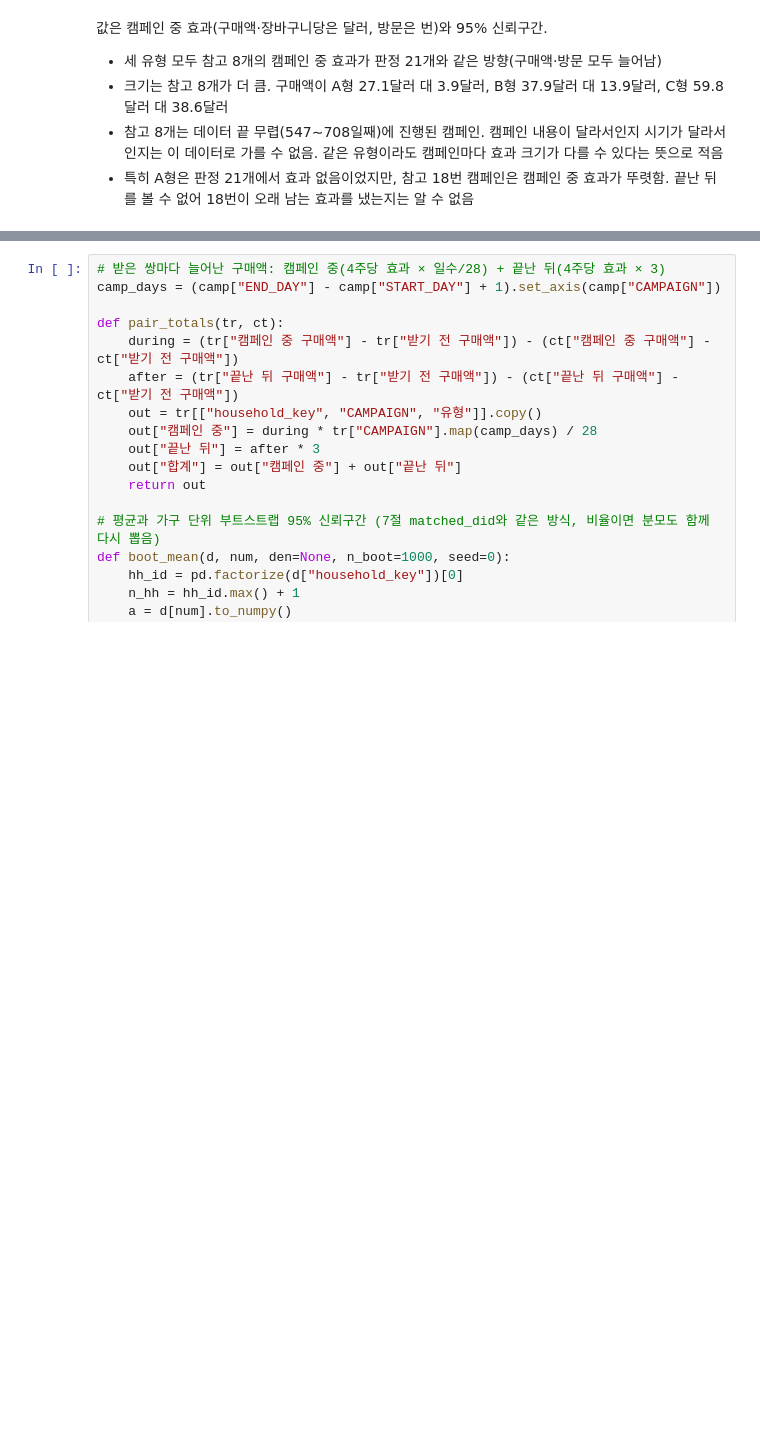
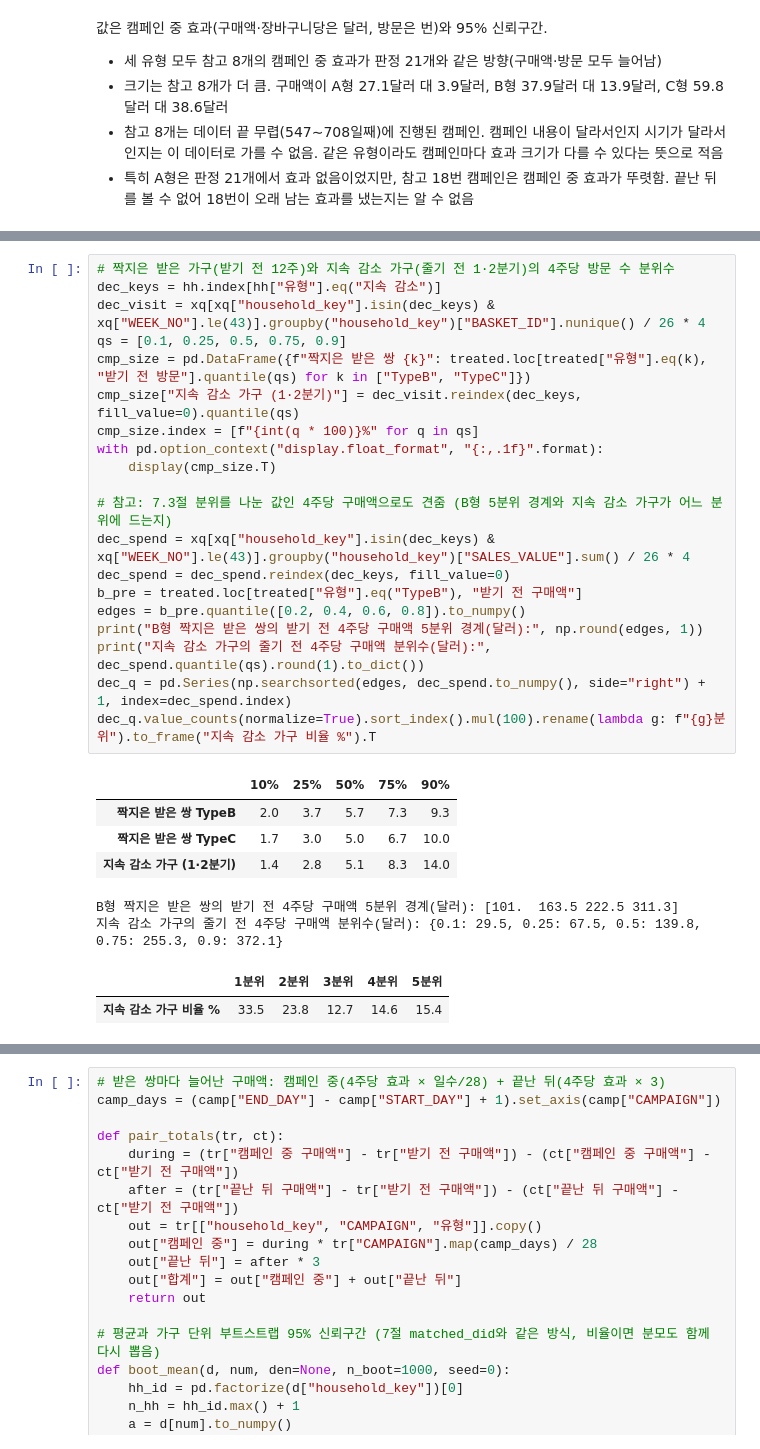
Before and after one commit to yeoldul123/my_portfolio-main, a Jupyter notebook: 02_[CRM_추세검정&매칭]_식료품_마트_이탈_방지_CRM_타기팅_분석/02_캠페인_효과.ipynb, the cells around one changed output, grey strips where cells are left out. Cells and saved outputs as stored; diff of their text form; blank space fills up the shorter version.

```diff
--- a/02_[CRM_SQL&군집]_식료품_마트_이탈_방지_CRM_타기팅_분석/02_캠페인_효과.ipynb
+++ b/02_[CRM_추세검정&매칭]_식료품_마트_이탈_방지_CRM_타기팅_분석/02_캠페인_효과.ipynb
@@ -885,0 +957,29 @@ with pd.option_context("display.float_format", "{:,.2f}".format):
+# %%
+# 짝지은 받은 가구(받기 전 12주)와 지속 감소 가구(줄기 전 1·2분기)의 4주당 방문 수 분위수
+dec_keys = hh.index[hh["유형"].eq("지속 감소")]
+dec_visit = xq[xq["household_key"].isin(dec_keys) & xq["WEEK_NO"].le(43)].groupby("household_key")["BASKET_ID"].nunique() / 26 * 4
+qs = [0.1, 0.25, 0.5, 0.75, 0.9]
+cmp_size = pd.DataFrame({f"짝지은 받은 쌍 {k}": treated.loc[treated["유형"].eq(k), "받기 전 방문"].quantile(qs) for k in ["TypeB", "TypeC"]})
+cmp_size["지속 감소 가구 (1·2분기)"] = dec_visit.reindex(dec_keys, fill_value=0).quantile(qs)
+cmp_size.index = [f"{int(q * 100)}%" for q in qs]
+with pd.option_context("display.float_format", "{:,.1f}".format):
+    display(cmp_size.T)
+
+# 참고: 7.3절 분위를 나눈 값인 4주당 구매액으로도 견줌 (B형 5분위 경계와 지속 감소 가구가 어느 분위에 드는지)
+dec_spend = xq[xq["household_key"].isin(dec_keys) & xq["WEEK_NO"].le(43)].groupby("household_key")["SALES_VALUE"].sum() / 26 * 4
+dec_spend = dec_spend.reindex(dec_keys, fill_value=0)
+b_pre = treated.loc[treated["유형"].eq("TypeB"), "받기 전 구매액"]
+edges = b_pre.quantile([0.2, 0.4, 0.6, 0.8]).to_numpy()
+print("B형 짝지은 받은 쌍의 받기 전 4주당 구매액 5분위 경계(달러):", np.round(edges, 1))
+print("지속 감소 가구의 줄기 전 4주당 구매액 분위수(달러):", dec_spend.quantile(qs).round(1).to_dict())
+dec_q = pd.Series(np.searchsorted(edges, dec_spend.to_numpy(), side="right") + 1, index=dec_spend.index)
+dec_q.value_counts(normalize=True).sort_index().mul(100).rename(lambda g: f"{g}분위").to_frame("지속 감소 가구 비율 %").T
+# %% [output]
+|  | 10% | 25% | 50% | 75% | 90% |
+| 짝지은 받은 쌍 TypeB | 2.0 | 3.7 | 5.7 | 7.3 | 9.3 |
+| 짝지은 받은 쌍 TypeC | 1.7 | 3.0 | 5.0 | 6.7 | 10.0 |
+| 지속 감소 가구 (1·2분기) | 1.4 | 2.8 | 5.1 | 8.3 | 14.0 |
+B형 짝지은 받은 쌍의 받기 전 4주당 구매액 5분위 경계(달러): [101.  163.5 222.5 311.3]
+지속 감소 가구의 줄기 전 4주당 구매액 분위수(달러): {0.1: 29.5, 0.25: 67.5, 0.5: 139.8, 0.75: 255.3, 0.9: 372.1}
+|  | 1분위 | 2분위 | 3분위 | 4분위 | 5분위 |
+| 지속 감소 가구 비율 % | 33.5 | 23.8 | 12.7 | 14.6 | 15.4 |
```
Also changed, not shown: parts of 33 cells of this notebook, 5 other files.
